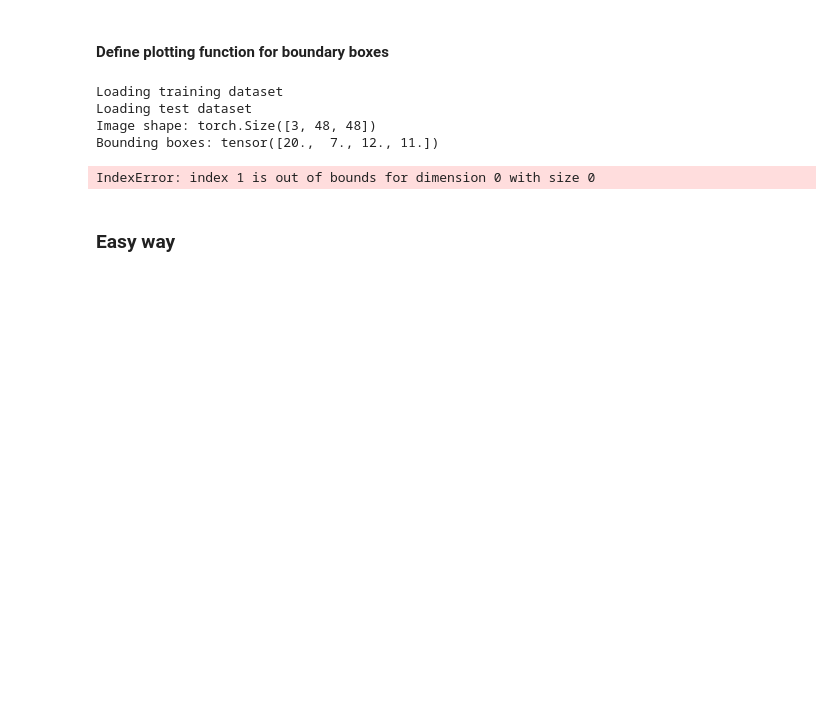
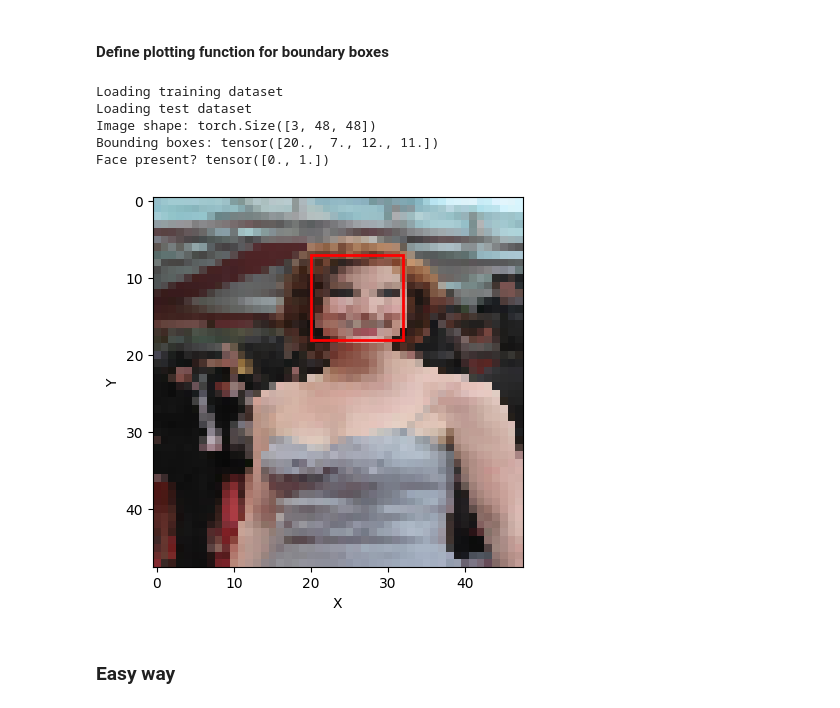
Before and after one commit to lionnus/MAX78000-Face-Detection, a Jupyter notebook: pytorch_face_detection.ipynb, the cells around one changed output. Saved outputs shown, nothing was run; the diff lists cells and outputs as text; code cells hidden in the pictures; blank space fills up the shorter version.

```diff
--- a/pytorch_face_detection.ipynb
+++ b/pytorch_face_detection.ipynb
@@ -299,25 +260,26 @@ def plotBoundaryBox(image,bbox):
 # %%
 args=0
 data = ('/home/lionnus/OneDrive/Ubuntu/MLonMCU/maxim7800-face-detection',0)
 train_dataset,test_dataset= widerfaces_get_datasets(data,load_train=True)
 
 image, bbox, face_label = train_dataset[6006]
 
 # Inspect the sample
 print("Image shape:", image.shape)
-print("Bounding boxes:", bbox)
-print("Face present?", float(face_label[0][1]))
+print("Bounding boxes:", bbox*48)
+print("Face present?", face_label)
 # Test data loading using DataLoader
 batch_size = 4
 dataloader = DataLoader(train_dataset, batch_size=batch_size, shuffle=True)
 fixed_size= (param_dim_x,param_dim_y)
-plotBoundaryBox(image,bbox)
+plotBoundaryBox(image,bbox*48)
 # %% [output]
 Loading training dataset
 Loading test dataset
 Image shape: torch.Size([3, 48, 48])
 Bounding boxes: tensor([20.,  7., 12., 11.])
+Face present? tensor([0., 1.])
-IndexError: index 1 is out of bounds for dimension 0 with size 0
+[figure, added]
 # %% [markdown]
 ### Easy way
 # %%
```
Also changed, not shown: parts of 9 cells of this notebook.
